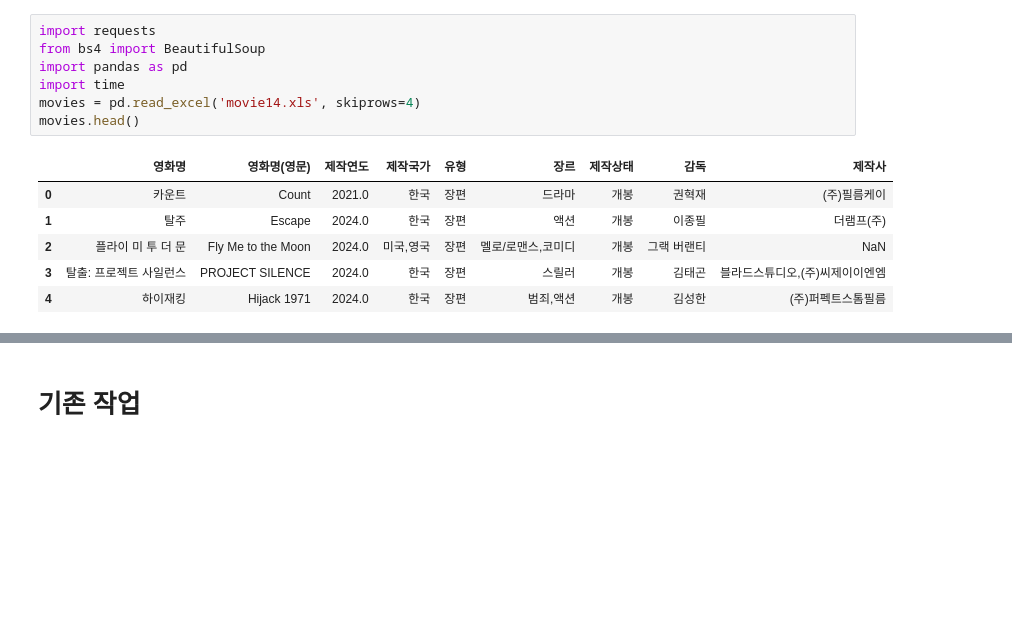
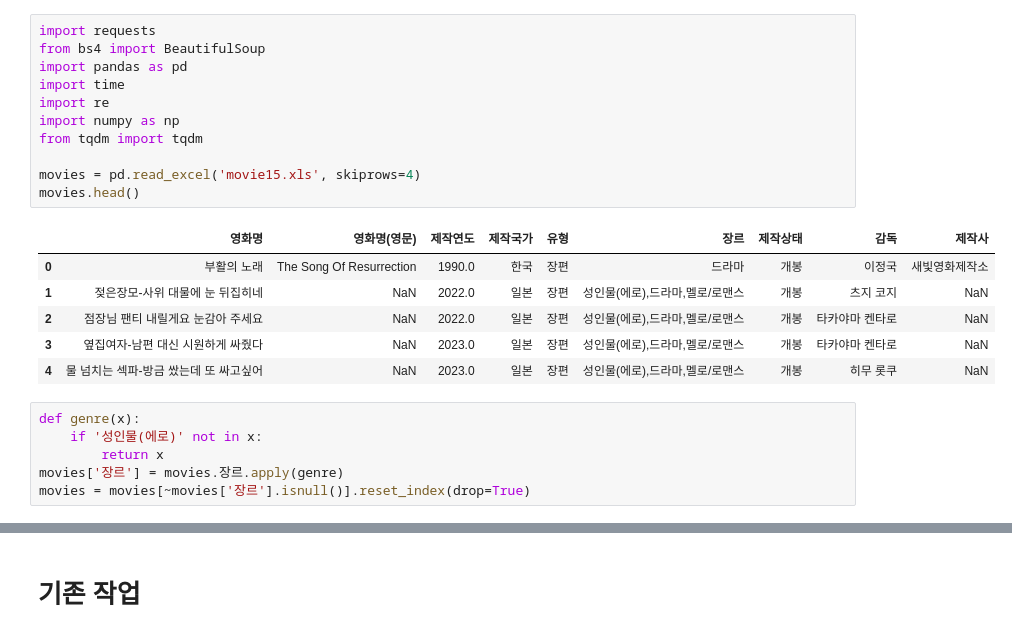
Before and after one commit to kimpubao/FinalProject, a Jupyter notebook: 데이터 스크래핑.ipynb, the cells around one changed output, grey strips where cells are left out. Drawn from its saved outputs; the diff is of its cells as text; blank space fills up the shorter version.

```diff
--- a/데이터 스크래핑.ipynb
+++ b/데이터 스크래핑.ipynb
@@ -1,14 +1,24 @@
 # %%
 import requests
 from bs4 import BeautifulSoup
 import pandas as pd
 import time
-movies = pd.read_excel('movie14.xls', skiprows=4)
+import re
+import numpy as np
+from tqdm import tqdm
+
+movies = pd.read_excel('movie15.xls', skiprows=4)
 movies.head()
 # %% [output]
 |  | 영화명 | 영화명(영문) | 제작연도 | 제작국가 | 유형 | 장르 | 제작상태 | 감독 | 제작사 |
-| 0 | 카운트 | Count | 2021.0 | 한국 | 장편 | 드라마 | 개봉 | 권혁재 | (주)필름케이 |
-| 1 | 탈주 | Escape | 2024.0 | 한국 | 장편 | 액션 | 개봉 | 이종필 | 더램프(주) |
-| 2 | 플라이 미 투 더 문 | Fly Me to the Moon | 2024.0 | 미국,영국 | 장편 | 멜로/로맨스,코미디 | 개봉 | 그랙 버랜티 | NaN |
-| 3 | 탈출: 프로젝트 사일런스 | PROJECT SILENCE | 2024.0 | 한국 | 장편 | 스릴러 | 개봉 | 김태곤 | 블라드스튜디오,(주)씨제이이엔엠 |
-| 4 | 하이재킹 | Hijack 1971 | 2024.0 | 한국 | 장편 | 범죄,액션 | 개봉 | 김성한 | (주)퍼펙트스톰필름 |
+| 0 | 부활의 노래 | The Song Of Resurrection | 1990.0 | 한국 | 장편 | 드라마 | 개봉 | 이정국 | 새빛영화제작소 |
+| 1 | 젖은장모-사위 대물에 눈 뒤집히네 | NaN | 2022.0 | 일본 | 장편 | 성인물(에로),드라마,멜로/로맨스 | 개봉 | 츠지 코지 | NaN |
+| 2 | 점장님 팬티 내릴게요 눈감아 주세요 | NaN | 2022.0 | 일본 | 장편 | 성인물(에로),드라마,멜로/로맨스 | 개봉 | 타카야마 켄타로 | NaN |
+| 3 | 옆집여자-남편 대신 시원하게 싸줬다 | NaN | 2023.0 | 일본 | 장편 | 성인물(에로),드라마,멜로/로맨스 | 개봉 | 타카야마 켄타로 | NaN |
+| 4 | 물 넘치는 섹파-방금 쌌는데 또 싸고싶어 | NaN | 2023.0 | 일본 | 장편 | 성인물(에로),드라마,멜로/로맨스 | 개봉 | 히무 롯쿠 | NaN |
+# %%
+def genre(x):
+    if '성인물(에로)' not in x:
+        return x
+movies['장르'] = movies.장르.apply(genre)
+movies = movies[~movies['장르'].isnull()].reset_index(drop=True)
```
Also changed, not shown: parts of 21 cells of this notebook.
